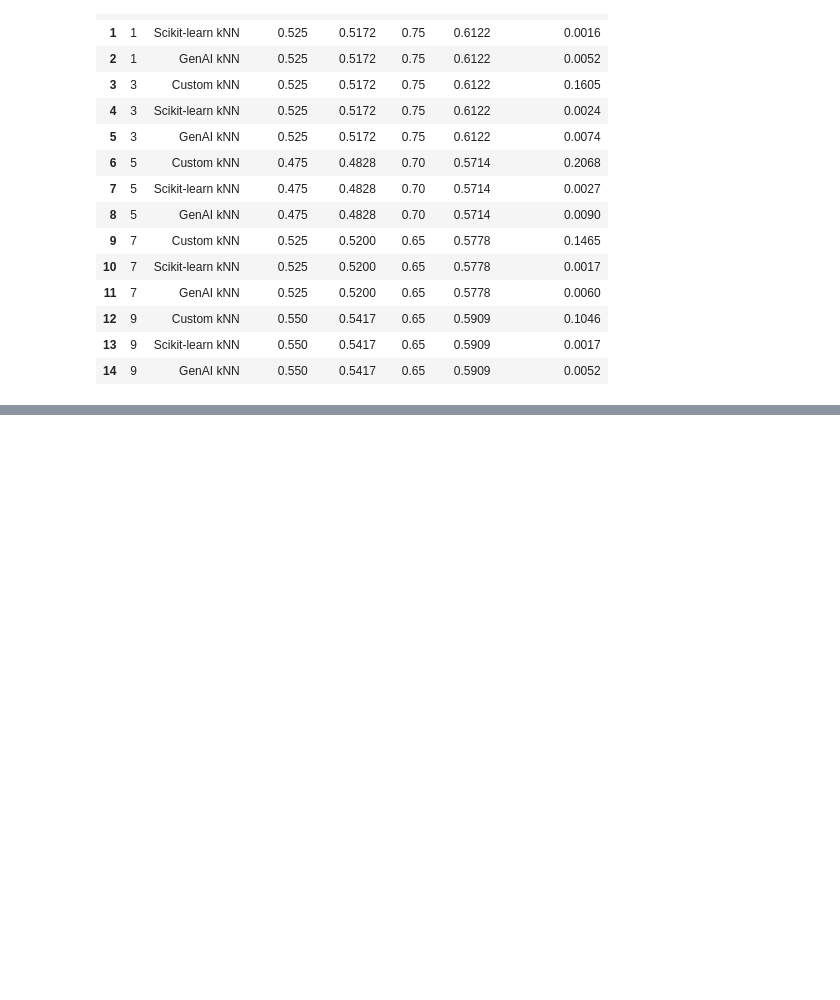
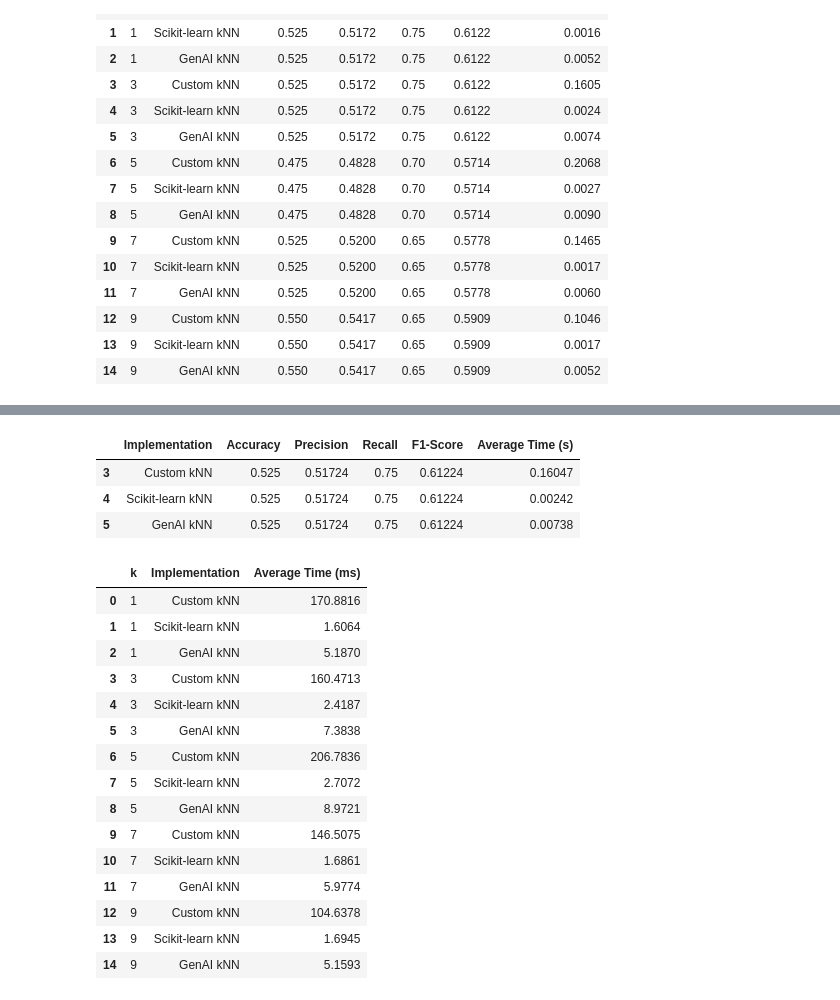
Before and after one commit to Karuneshtiwari/ML-lab, a Jupyter notebook: Lab06.ipynb, the cells around one changed output, grey strips where cells are left out. Saved outputs shown, nothing was run; the diff lists cells and outputs as text; code cells hidden in the pictures; blank space fills up the shorter version.

```diff
--- a/Lab06.ipynb
+++ b/Lab06.ipynb
@@ -1979,0 +2076,65 @@ A3 Performance Comparison
+# %%
+#A3
+
+k3_comparison = results_A3[
+    results_A3["k"] == 3
+].copy()
+
+k3_comparison = k3_comparison[
+    [
+        "Implementation",
+        "Accuracy",
+        "Precision",
+        "Recall",
+        "F1-Score",
+        "Average Time (s)"
+    ]
+]
+
+display(
+    k3_comparison.round(5)
+)
+# %% [output]
+|  | Implementation | Accuracy | Precision | Recall | F1-Score | Average Time (s) |
+| 3 | Custom kNN | 0.525 | 0.51724 | 0.75 | 0.61224 | 0.16047 |
+| 4 | Scikit-learn kNN | 0.525 | 0.51724 | 0.75 | 0.61224 | 0.00242 |
+| 5 | GenAI kNN | 0.525 | 0.51724 | 0.75 | 0.61224 | 0.00738 |
+# %%
+#A3
+
+runtime_table = results_A3[
+    [
+        "k",
+        "Implementation",
+        "Average Time (s)"
+    ]
+].copy()
+
+runtime_table["Average Time (ms)"] = (
+    runtime_table["Average Time (s)"] * 1000
+)
+
+runtime_table = runtime_table.drop(
+    columns=["Average Time (s)"]
+)
+
+display(
+    runtime_table.round(4)
+)
+# %% [output]
+|  | k | Implementation | Average Time (ms) |
+| 0 | 1 | Custom kNN | 170.8816 |
+| 1 | 1 | Scikit-learn kNN | 1.6064 |
+| 2 | 1 | GenAI kNN | 5.1870 |
+| 3 | 3 | Custom kNN | 160.4713 |
+| 4 | 3 | Scikit-learn kNN | 2.4187 |
+| 5 | 3 | GenAI kNN | 7.3838 |
+| 6 | 5 | Custom kNN | 206.7836 |
+| 7 | 5 | Scikit-learn kNN | 2.7072 |
+| 8 | 5 | GenAI kNN | 8.9721 |
+| 9 | 7 | Custom kNN | 146.5075 |
+| 10 | 7 | Scikit-learn kNN | 1.6861 |
+| 11 | 7 | GenAI kNN | 5.9774 |
+| 12 | 9 | Custom kNN | 104.6378 |
+| 13 | 9 | Scikit-learn kNN | 1.6945 |
+| 14 | 9 | GenAI kNN | 5.1593 |
```
Also changed, not shown: parts of 2 cells of this notebook.
